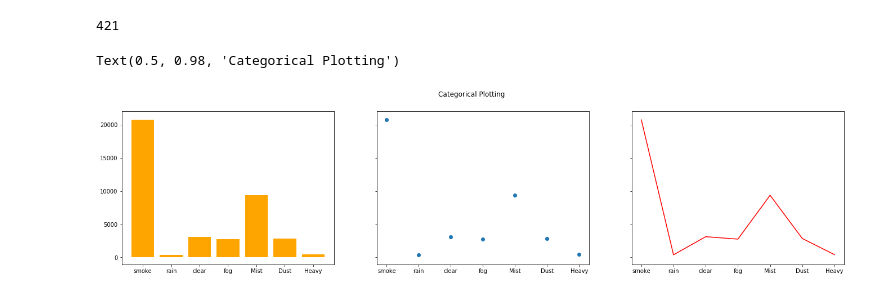
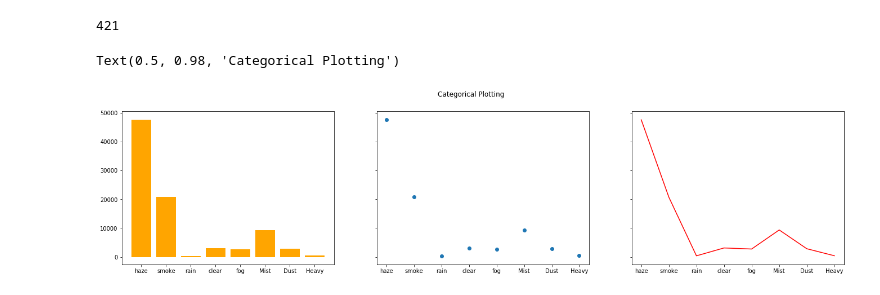
Before and after one commit to i-shitizkhanna/Time-Series-Forecasting, a Jupyter notebook: Time_Series_Analysis.ipynb, the cells around one changed output. Saved outputs shown, nothing was run; the diff lists cells and outputs as text; code cells hidden in the pictures.

```diff
--- a/Time_Series_Analysis.ipynb
+++ b/Time_Series_Analysis.ipynb
@@ -99,4 +104,6 @@ Rain Showers
 # %%
+haze=delhi[' _conds'][delhi[' _conds'] == 'Haze'].count()
+print(haze)
 smoke=delhi[' _conds'][delhi[' _conds'] == 'Smoke'].count()
 print(smoke)
 # %% [output]
@@ -132,15 +140,15 @@ print(Heavy)
 # %% [output]
 421
 # %%
-data = {'smoke': smoke,'rain':rain,'clear':clear,'fog':fog,'Mist':Mist,'Dust':Dust,'Heavy':Heavy}
+data = {'haze': haze,'smoke': smoke,'rain':rain,'clear':clear,'fog':fog,'Mist':Mist,'Dust':Dust,'Heavy':Heavy}
 names = list(data.keys())
 values = list(data.values())
 
 fig, axs = plt.subplots(1, 3, figsize=(23, 5), sharey=True)
 axs[0].bar(names, values,color='Orange')
 axs[1].scatter(names, values)
 axs[2].plot(names, values, color='Red')
 fig.suptitle('Categorical Plotting')
 # %% [output]
 Text(0.5, 0.98, 'Categorical Plotting')
-[figure, old version]
+[figure, new version]
```
Also changed, not shown: parts of 4 cells of this notebook.
